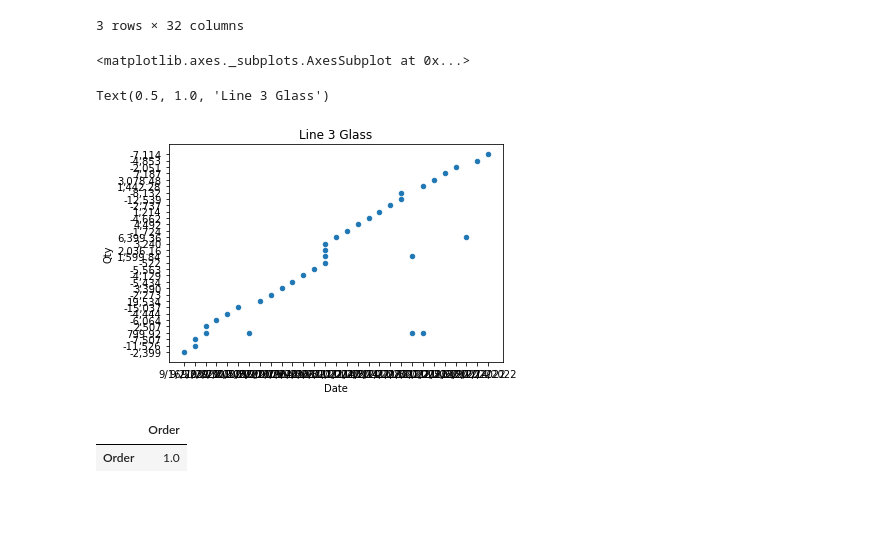
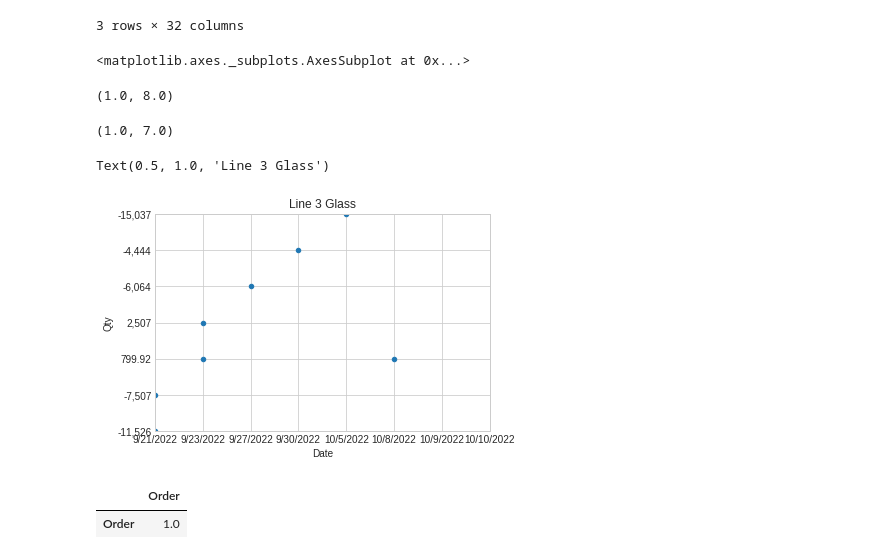
Before and after one commit to khagerthey/VIS1, a Jupyter notebook: all.ipynb, the cells around one changed output. Saved outputs shown, nothing was run; the diff lists cells and outputs as text; code cells hidden in the pictures; blank space fills up the shorter version.

```diff
--- a/all.ipynb
+++ b/all.ipynb
@@ -216,11 +225,16 @@ pd.crosstab(dat["Date"], dat["Qty"])[0:3] #too many numbers for a crosstab!
 3 rows × 32 columns
 # %%
 dat.plot(kind='scatter', y='Qty', x='Date',)
+plt.xlim(1,8)
+plt.ylim(1,7)
+color='purple'
 plt.title("Line 3 Glass")
 # %% [output]
 <matplotlib.axes._subplots.AxesSubplot at 0x...>
-Text(0.5, 1.0, 'Line 3 Glass')
+(1.0, 8.0)
+(1.0, 7.0)
+Text(0.5, 1.0, 'Line 3 Glass')
-[figure, old version]
+[figure, new version]
 # %%
 dat[['Qty','Order']].corr().round(2)
 # %% [output]
```
Also changed, not shown: parts of 3 cells of this notebook.
